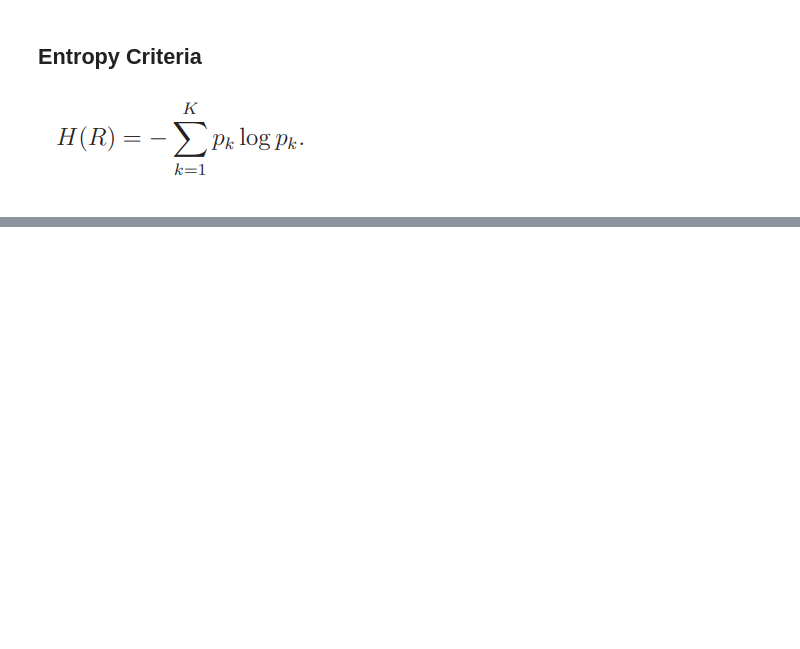
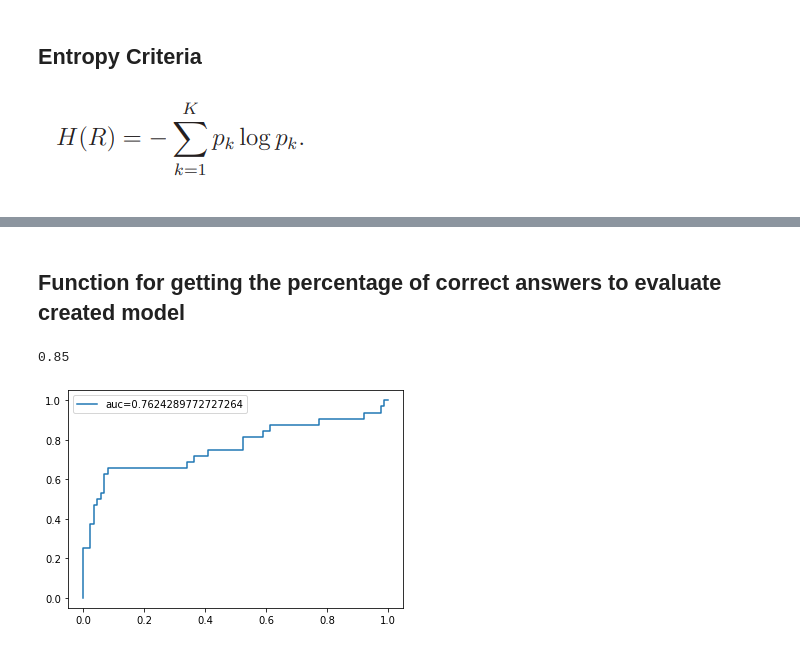
Before and after one commit to SuvorovNM/IntroML_Lab2, a Jupyter notebook: Lab2.ipynb, the cells around one changed output, grey strips where cells are left out. Saved outputs shown, nothing was run; the diff lists cells and outputs as text; code cells hidden in the pictures; blank space fills up the shorter version.

```diff
--- a/Lab2.ipynb
+++ b/Lab2.ipynb
@@ -249,0 +361,2 @@ def entropy_index(groups, value_types):
+# %%
+tree = trainTREE(df_train, 5, 20)
@@ -249,0 +410,4 @@ def entropy_index(groups, value_types):
+# %%
+results = predictTREE(tree, df_test)
+# %% [markdown]
+## Function for getting the percentage of correct answers to evaluate created model
@@ -249,0 +422,42 @@ def entropy_index(groups, value_types):
+# %%
+checkScore(results, list(df_test['Income-per-year']))
+# %% [output]
+0.85
+# %%
+def getMetrics(y_test, y_predicted):
+    total_count = len(y_test)
+    test_neg_count, test_pos_count = 0, 0
+    for val in y_test:
+        if val == 1:
+            test_pos_count += 1
+        else:
+            test_neg_count += 1
+    fpr=[]
+    tpr=[]
+    auc = 0
+    fpr.append(0)
+    tpr.append(0)
+    y_list=[]
+    #y_pred = y_predicted.sort(reverse=True)
+    for i in range(total_count):
+        if y_predicted[i] == 0:
+            y_list.append(y_test[i])
+        else:
+            y_list.insert(0, y_test[i])
+    for i in range(total_count):
+        if y_list[i] == 0:
+            fpr.append(fpr[i]+1/test_neg_count)
+            tpr.append(tpr[i])
+            auc = auc + tpr[i+1]/test_neg_count
+        else:
+            fpr.append(fpr[i])
+            tpr.append(tpr[i]+1/test_pos_count)
+    return tpr, fpr, auc
+# %%
+tpr, fpr, auc = getMetrics(list(df_test['Income-per-year']), results)
+# %%
+plt.plot(fpr, tpr, label='auc='+str(auc))
+plt.legend()
+plt.show()
+# %% [output]
+[figure, added]
```
Also changed, not shown: parts of 34 cells of this notebook.
